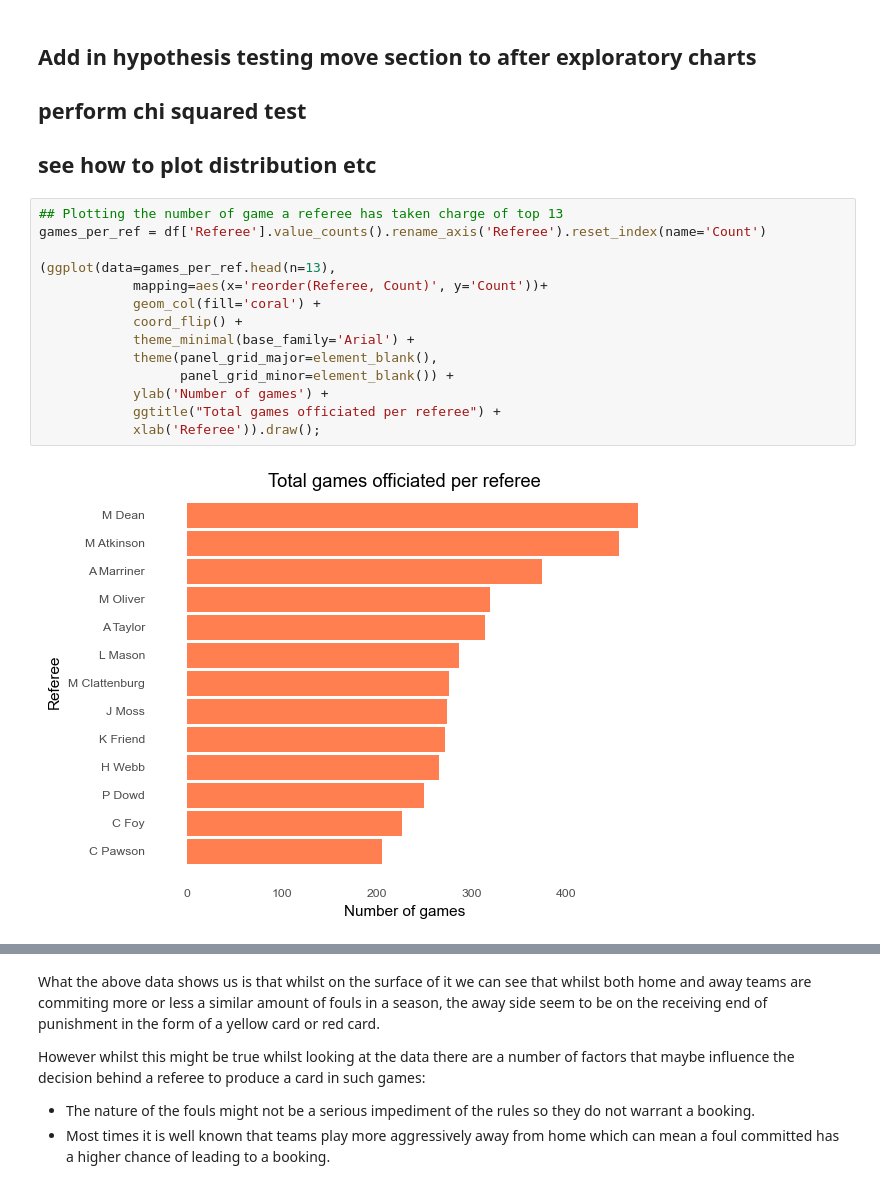
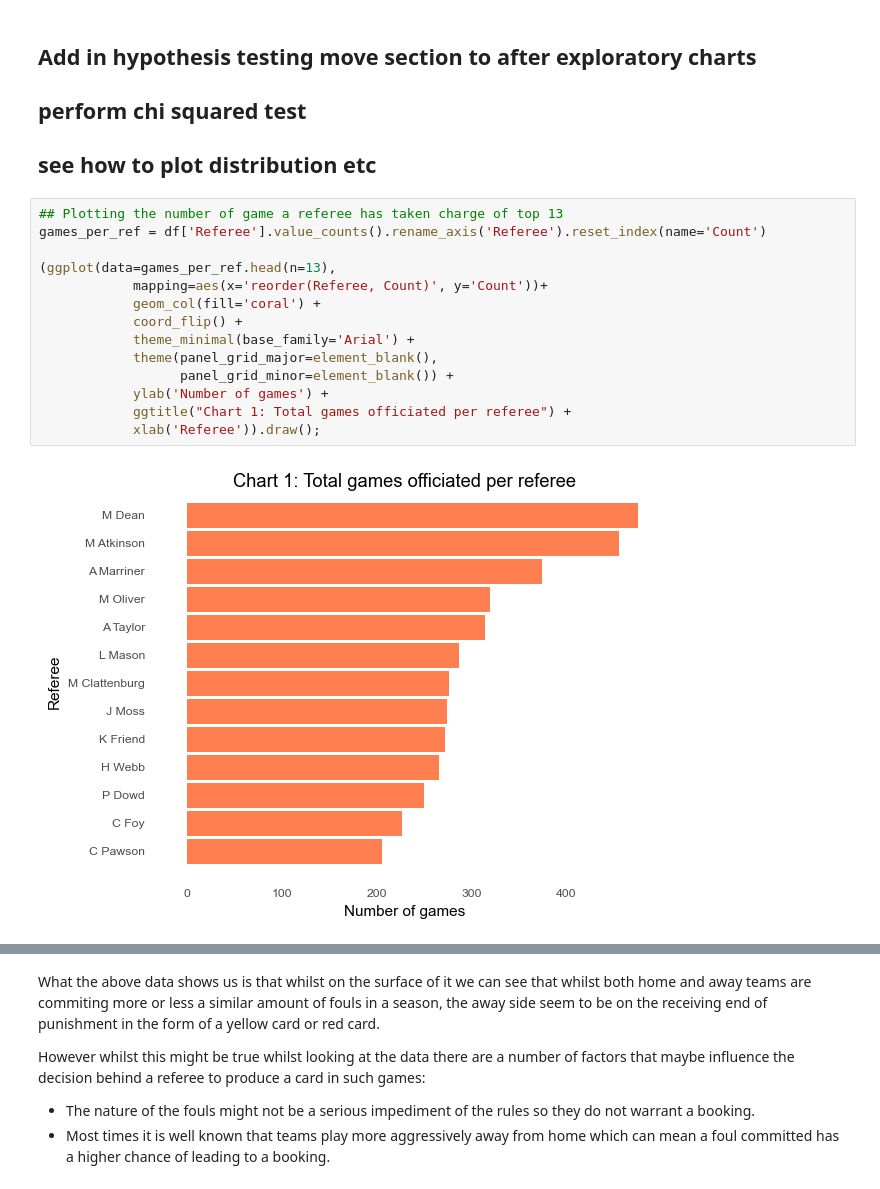
Before and after one commit to viswambaran/ASMM, a Jupyter notebook: Summative2/ASMMReport.ipynb, the cells around one changed output, grey strips where cells are left out. Saved outputs shown, nothing was run; the diff lists cells and outputs as text.

```diff
--- a/Summative2/ASMMReport.ipynb
+++ b/Summative2/ASMMReport.ipynb
@@ -244,19 +244,19 @@ The alternative hypothesis $H_{1}$ is there the referee is bias towards the home
 # %%
 ## Plotting the number of game a referee has taken charge of top 13
 games_per_ref = df['Referee'].value_counts().rename_axis('Referee').reset_index(name='Count')
 
 (ggplot(data=games_per_ref.head(n=13),
             mapping=aes(x='reorder(Referee, Count)', y='Count'))+
             geom_col(fill='coral') +
             coord_flip() +
             theme_minimal(base_family='Arial') +
             theme(panel_grid_major=element_blank(),
                   panel_grid_minor=element_blank()) +
             ylab('Number of games') +
-            ggtitle("Total games officiated per referee") +
+            ggtitle("Chart 1: Total games officiated per referee") +
             xlab('Referee')).draw();
 # %% [output]
-[figure, old version]
+[figure, new version]
 # %%
 ## Cards per ref
 
```
Also changed, not shown: parts of 6 cells of this notebook.
